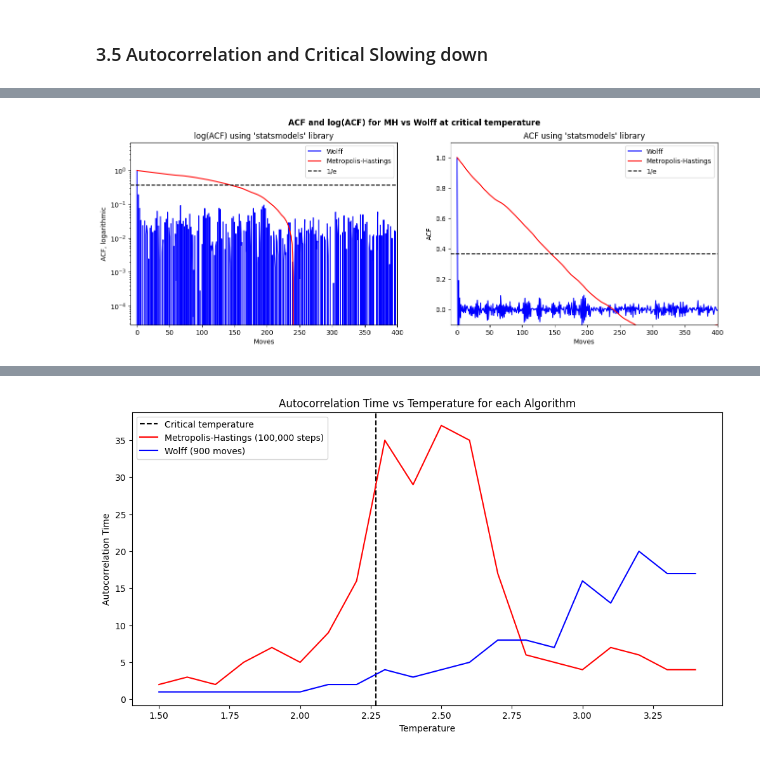
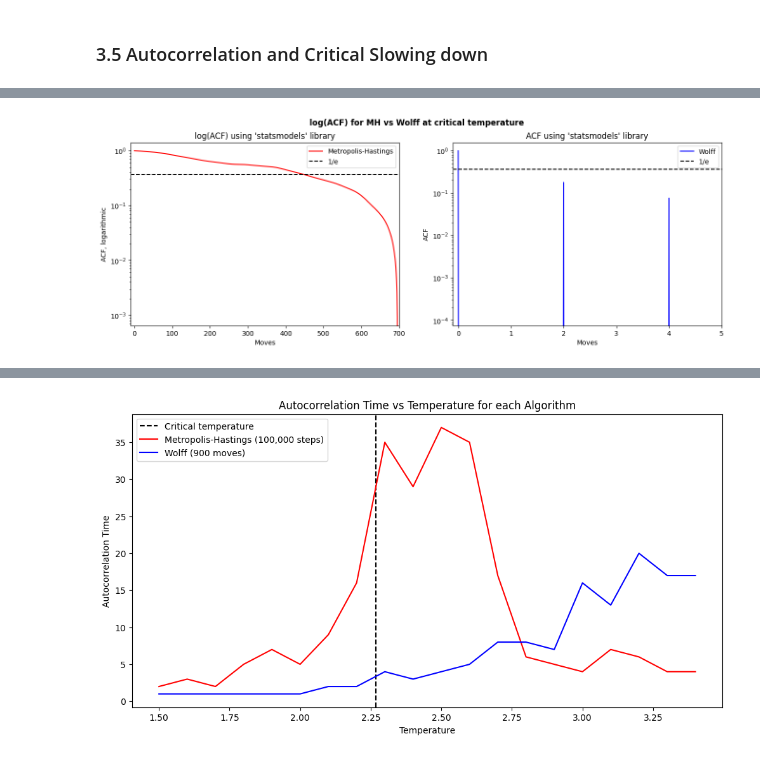
Before and after one commit to tdeng455/Part-II-Computational-Physics-Project, a Jupyter notebook: workbook.ipynb, the cells around one changed output, grey strips where cells are left out. Cells and saved outputs as stored; diff of their text form; code cells hidden in the pictures.

```diff
--- a/workbook.ipynb
+++ b/workbook.ipynb
@@ -547,28 +551,28 @@ These
 # %%
+"""Plotting data for the autocorrelation function on a log scale
+   source: acf2.py, N = 40^2
+"""
 
-
-data_same2 = np.load('acf_comp.npy', allow_pickle=True)
+data = np.load('acf_comp2.npy', allow_pickle=True)
 
 fig, ax = plt.subplots(1,2,figsize = (16,5))
-fig.suptitle(r'ACF and log(ACF) for MH vs Wolff at critical temperature', fontweight='bold')
-ax[0].plot(data_same2[1], label='Wolff', color='blue')
-ax[0].plot(data_same2[0], label='Metropolis-Hastings', color='red')
+fig.suptitle(r'log(ACF) for MH vs Wolff at critical temperature', fontweight='bold')
+ax[0].plot(data[0], label='Metropolis-Hastings', color='red')
 ax[0].set_yscale("log")
-ax[1].plot(data_same2[1], label='Wolff', color='blue')
-ax[1].plot(data_same2[0], label='Metropolis-Hastings', color='red')
+ax[1].plot(data[1], label='Wolff', color='blue')
+ax[1].set_yscale("log")
 ax[0].axhline(y=np.exp(-1), color='black', linestyle='--', label='1/e')
 ax[1].axhline(y=np.exp(-1), color='black', linestyle='--', label='1/e')
-ax[0].set_xlim(-10,400)
-ax[1].set_xlim(-10,400)
-ax[1].set_ylim(-0.1,1.1)
+ax[0].set_xlim(-10,700)
+ax[1].set_xlim(-0.1,5)
 ax[0].set_xlabel('Moves')
 ax[0].set_ylabel('ACF, logarithmic')
 ax[1].set_xlabel('Moves')
 ax[1].set_ylabel('ACF')
 ax[0].set_title("log(ACF) using 'statsmodels' library")
 ax[1].set_title("ACF using 'statsmodels' library")
 ax[0].legend()
 ax[1].legend()
 plt.show()
 # %% [output]
-[figure, old version]
+[figure, new version]
```
Also changed, not shown: parts of 10 cells of this notebook, 5 other files.
